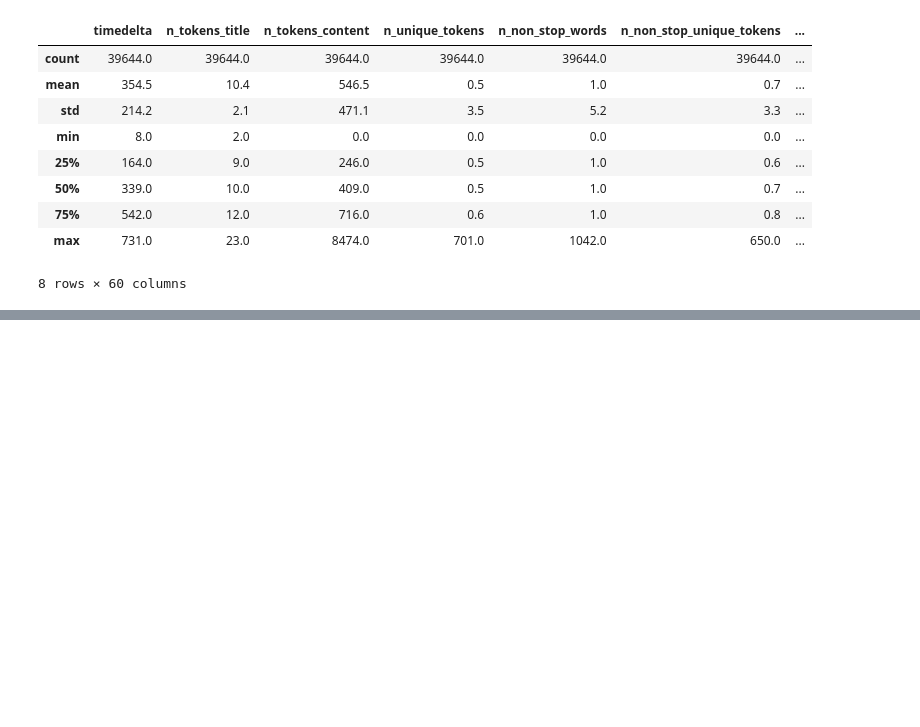
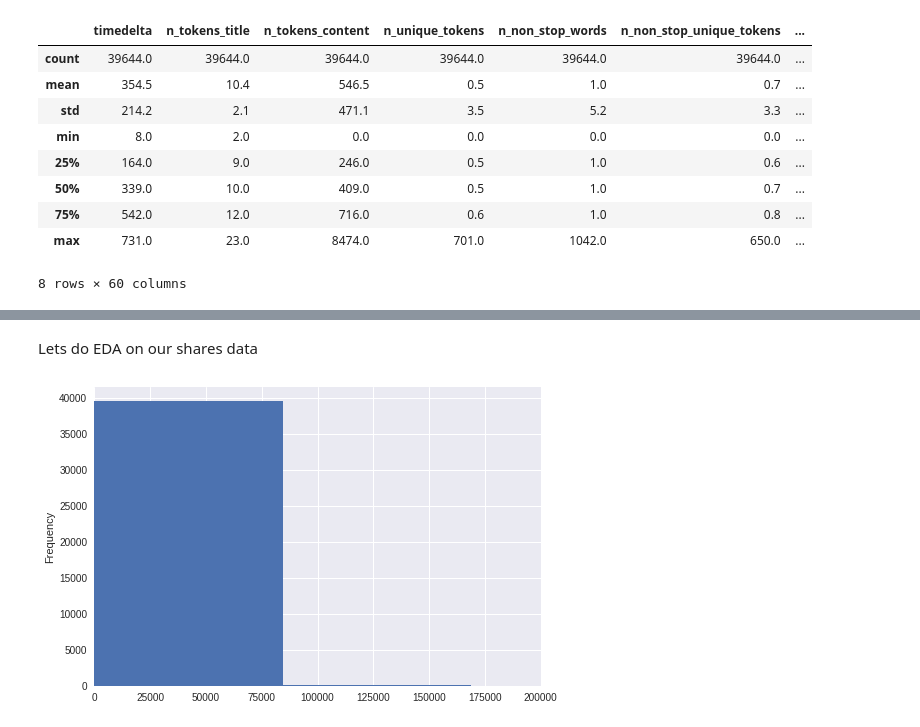
Before and after one commit to AmoDinho/Machine-Learning-Crash-Course-with-TF, a Jupyter notebook: examples/Mashable.ipynb, the cells around one changed output, grey strips where cells are left out. Drawn from its saved outputs; the diff is of its cells as text; code cells hidden in the pictures; blank space fills up the shorter version.

```diff
--- a/examples/Mashable.ipynb
+++ b/examples/Mashable.ipynb
@@ -77,0 +99,8 @@ mashable_df.describe()
+# %% [markdown]
+Lets do EDA on our shares data
+# %%
+mashable_df[' shares'].plot(kind='hist')
+plt.xlim((0,199999))
+plt.show()
+# %% [output]
+[figure, added]
```
Also changed, not shown: parts of 21 cells of this notebook.
